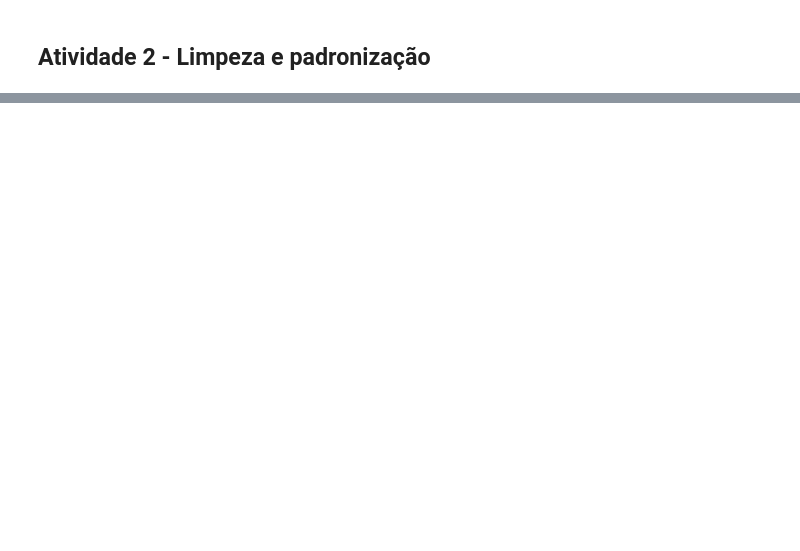
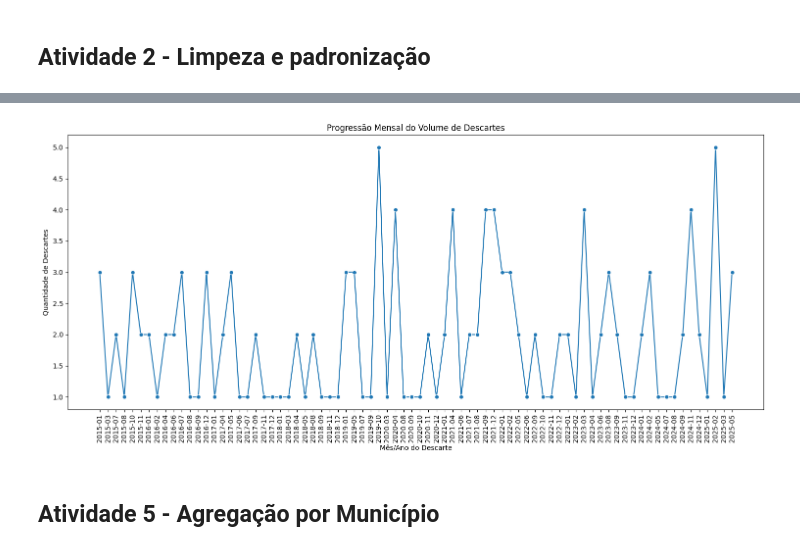
Before and after one commit to polyanasilva/desafio_lixo_eletronico, a Jupyter notebook: atv i2a2.ipynb, the cells around one changed output, grey strips where cells are left out. Cells and saved outputs as stored; diff of their text form; code cells hidden in the pictures; blank space fills up the shorter version.

```diff
--- a/atv i2a2.ipynb
+++ b/atv i2a2.ipynb
@@ -107,0 +174,4 @@ df["Tipo_Eletronico"] = df["Tipo_Eletronico"].replace("celular", "Celular")
+# %%
+# transformar a coluna de data de descarte em datetime
+
+df["Data_Descarte"] = pd.to_datetime(df["Data_Descarte"])
@@ -107,0 +191,7 @@ df["Tipo_Eletronico"] = df["Tipo_Eletronico"].replace("celular", "Celular")
+# %%
+# adicionar uma nova coluna para o mes de descastes e outra para o ano de descarte
+
+df["Mes_Descarte"] = df["Data_Descarte"].dt.month_name()
+df["Ano_Descarte"] = df["Data_Descarte"].dt.year
+# %%
+df["Mes_Ano_Descarte"] = df["Data_Descarte"].dt.to_period("M")
@@ -107,0 +214,18 @@ df["Tipo_Eletronico"] = df["Tipo_Eletronico"].replace("celular", "Celular")
+# %%
+# grafico de linha mostrando a evolucao mensal do volume de descartes
+
+volume_mensal = df.groupby('Mes_Ano_Descarte').size().sort_index()
+volume_mensal.index = volume_mensal.index.astype(str)
+
+plt.figure(figsize=(15,7))
+sns.lineplot(x=volume_mensal.index.astype(str), y=volume_mensal.values, marker='o')
+plt.xlabel('Mês/Ano do Descarte')
+plt.ylabel('Quantidade de Descartes')
+plt.title('Progressão Mensal do Volume de Descartes')
+plt.xticks(rotation=90)
+plt.tight_layout()
+plt.show()
+# %% [output]
+[figure, added]
+# %% [markdown]
+## Atividade 5 -  Agregação por Município
```
Also changed, not shown: parts of 17 cells of this notebook, 1 other file.
